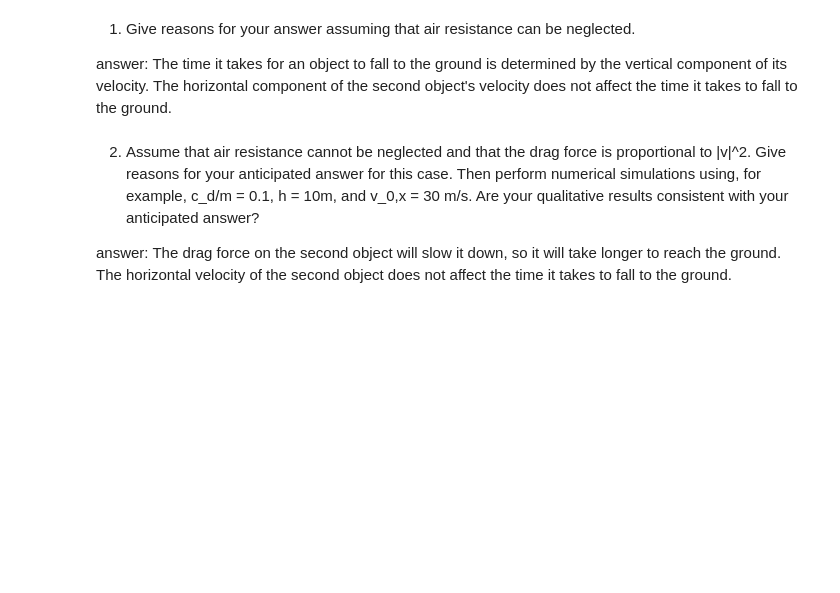
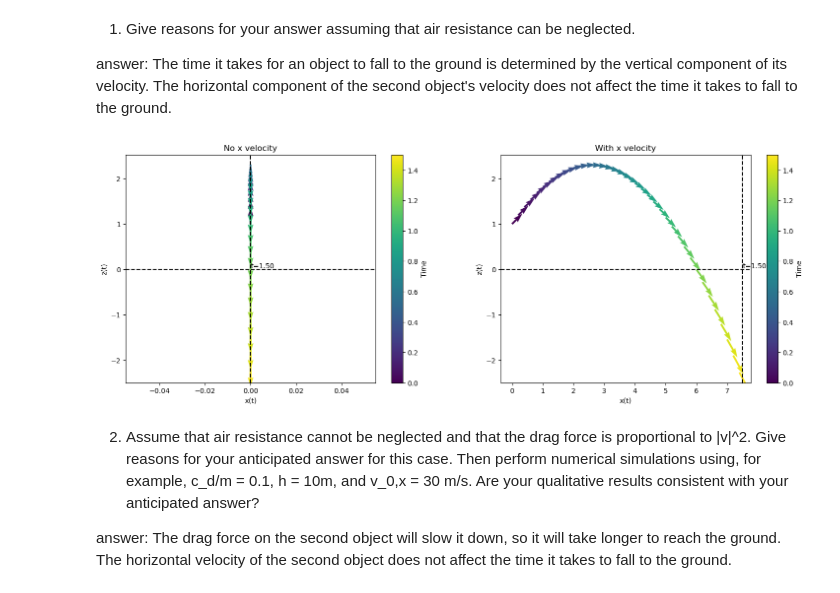
Before and after one commit to cake-dev/Simulation_class, a Jupyter notebook: Homework/hw_1_1.ipynb, the cells around one changed output. Cells and saved outputs as stored; diff of their text form; code cells hidden in the pictures; blank space fills up the shorter version.

```diff
--- a/Homework/hw_1_1.ipynb
+++ b/Homework/hw_1_1.ipynb
@@ -15,6 +17,95 @@ answer: Both objects reach the ground at the same time. The horizontal velocity
 1. Give reasons for your answer assuming that air resistance can be neglected.
 
 answer: The time it takes for an object to fall to the ground is determined by the vertical component of its velocity. The horizontal component of the second object's velocity does not affect the time it takes to fall to the ground.
+# %%
+# use ode_methods to drop a ball from 1m with no initial velocity
+# and plot the results
+pm = ode_methods.ParticleMotion2DWithDrag(c=0)
+method = ode_methods.Euler()
+integrator = ode_methods.Integrator(pm, method)
+
+# Initial conditions
+t_0 = 0.0
+t_end = 1.5
+dt = 0.01
+x_0 = 0.0
+vx_0 = 0.0
+z_0 = 1.0
+vz_0 = 5.0
+u_0 = np.array([x_0, vx_0, z_0, vz_0])
+
+# Perform the integration
+t_noX, u_noX = integrator.integrate([t_0, t_end], dt, u_0)
+
+# # plot z and x togehter, colored arrows by time
+# fig, ax = plt.subplots(1, 1, figsize=(6, 6))
+# colormap = 'viridis'
+# # ax.plot(u[:, 0], u[:, 2])
+# ax.set_xlabel('x(t)')
+# ax.set_ylabel('z(t)')
+# ax.set_title('Particle trajectory')
+# ax.quiver(u[:, 0][::4], u[:, 2][::4], u[:, 1][::4], u[:, 3][::4], t[::4], cmap=colormap)
+# # add colorbar
+# sm = plt.cm.ScalarMappable(cmap=colormap, norm=plt.Normalize(vmin=t[0], vmax=t[-1]))
+# sm._A = []
+# cbar = plt.colorbar(sm, ax=ax)
+# cbar.set_label('Time')
+# plt.show()
+
+# now with some x velocity
+# Initial conditions
+t_0 = 0.0
+t_end = 1.5
+dt = 0.01
+x_0 = 0.0
+vx_0 = 5.0
+z_0 = 1.0
+vz_0 = 5.0
+u_0 = np.array([x_0, vx_0, z_0, vz_0])
+
+# Perform the integration
+t_withX, u_withX = integrator.integrate([t_0, t_end], dt, u_0)
+
+# plot z and x togehter, colored arrows by time
+fig, ax = plt.subplots(1, 2, figsize=(18, 6))
+colormap = 'viridis'
+# ax.plot(u[:, 0], u[:, 2])
+ax[0].set_xlabel('x(t)')
+ax[0].set_ylabel('z(t)')
+ax[0].set_title('Particle trajectory')
+ax[0].quiver(u_noX[:, 0][::4], u_noX[:, 2][::4], u_noX[:, 1][::4], u_noX[:, 3][::4], t_noX[::4], cmap=colormap)
+ax[0].set_title('No x velocity')
+# add colorbar
+sm = plt.cm.ScalarMappable(cmap=colormap, norm=plt.Normalize(vmin=t_noX[0], vmax=t_noX[-1]))
+sm._A = []
+cbar = plt.colorbar(sm, ax=ax[0])
+cbar.set_label('Time')
+
+# ax.plot(u[:, 0], u[:, 2])
+ax[1].set_xlabel('x(t)')
+ax[1].set_ylabel('z(t)')
+ax[1].set_title('Particle trajectory')
+ax[1].quiver(u_withX[:, 0][::4], u_withX[:, 2][::4], u_withX[:, 1][::4], u_withX[:, 3][::4], t_withX[::4], cmap=colormap)
+ax[1].set_title('With x velocity')
+# add colorbar
+sm = plt.cm.ScalarMappable(cmap=colormap, norm=plt.Normalize(vmin=t_withX[0], vmax=t_withX[-1]))
+sm._A = []
+cbar = plt.colorbar(sm, ax=ax[1])
+cbar.set_label('Time')
+
+# show on each plot when ball is at z=0 and also show the time it takes to hit the ground
+# first plot
+ax[0].axhline(y=0, color='k', linestyle='--')
+ax[0].axvline(x=u_noX[-1, 0], color='k', linestyle='--')
+ax[0].text(u_noX[-1, 0], 0, f't={t_noX[-1]:.2f}', verticalalignment='bottom')
+# second plot
+ax[1].axhline(y=0, color='k', linestyle='--')
+ax[1].axvline(x=u_withX[-1, 0], color='k', linestyle='--')
+ax[1].text(u_withX[-1, 0], 0, f't={t_withX[-1]:.2f}', verticalalignment='bottom')
+
+plt.show()
+# %% [output]
+[figure, added]
 # %% [markdown]
 2. Assume that air resistance cannot be neglected and that the drag force is proportional to |v|^2. Give reasons for your anticipated answer for this case. Then perform numerical simulations using, for example, c_d/m = 0.1, h = 10m, and v_0,x = 30 m/s. Are your qualitative results consistent with your anticipated answer?
 
```
Also changed, not shown: parts of 2 cells of this notebook, 1 other file.
